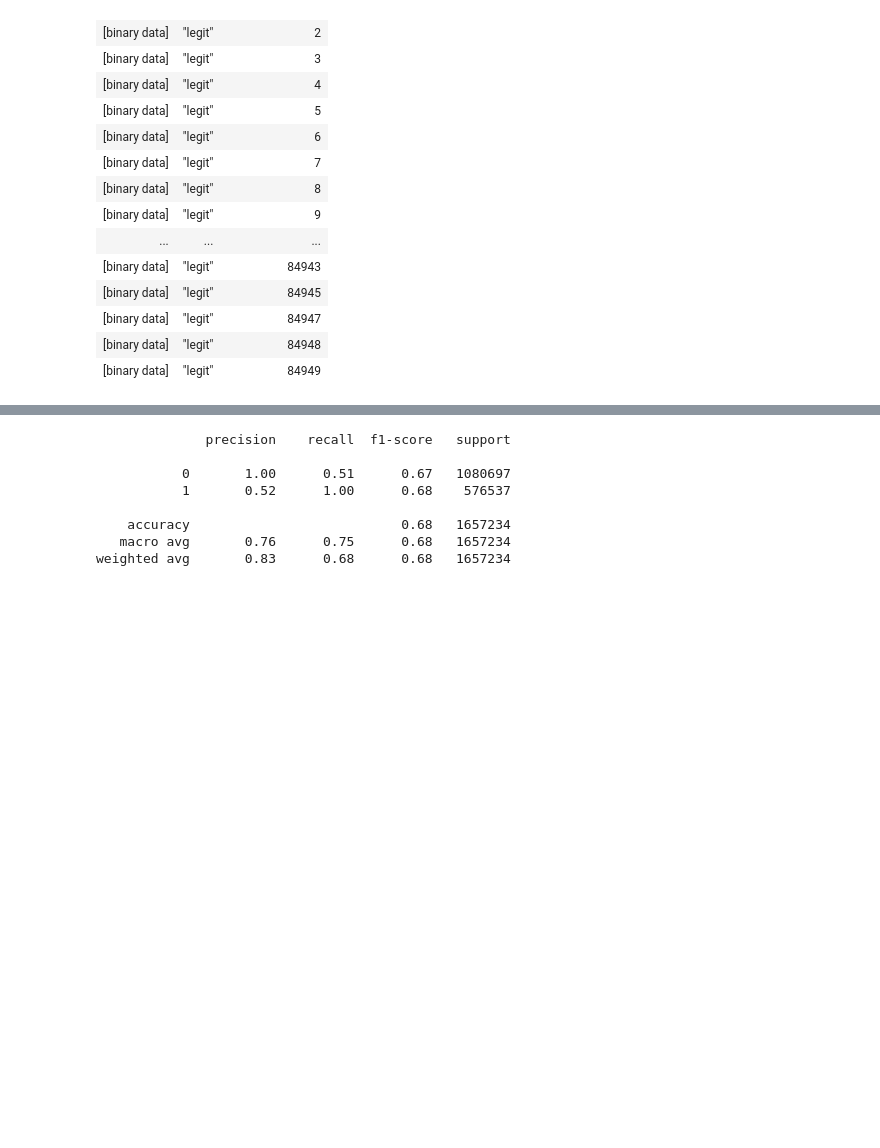
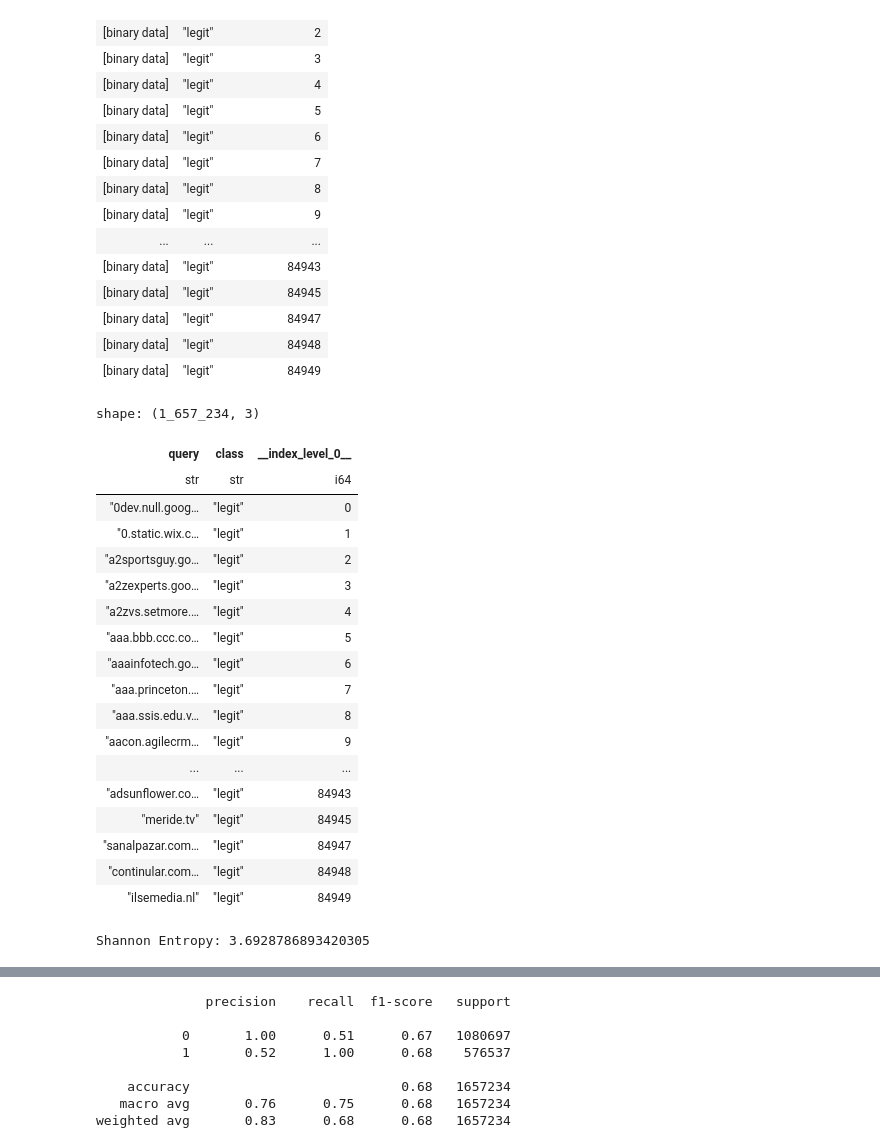
Before and after one commit to stefanDeveloper/heiDGAF, a Jupyter notebook: example/DGA_dgta_EDA.ipynb, the cells around one changed output, grey strips where cells are left out. Drawn from its saved outputs; the diff is of its cells as text; code cells hidden in the pictures; blank space fills up the shorter version.

```diff
--- a/example/DGA_dgta_EDA.ipynb
+++ b/example/DGA_dgta_EDA.ipynb
@@ -63,22 +63,52 @@ shape: (1_657_234, 3)
 # %%
 def custom_decode(data):
     retL=[None] * len(data)
     for i, datum in enumerate(data):
         retL[i]=str(datum.decode('latin-1').encode('utf-8').decode('utf-8'))
 
     return(pl.Series(retL))
 
 df_dgta = df_dgta.with_columns(
     [
         pl.col('query').map(custom_decode)
     ]
 )
-df_dgta = df_dgta.with_columns(
-    [
-        (pl.col("query").str.split(".").alias("labels")),
-        (pl.col("query").str.split(".").list.len().alias("label_length")),
-        (pl.col("query").str.split(".").list.max().str.len_chars().alias("label_max")),
-        (pl.col("query").str.strip_chars(".").str.len_chars().alias("label_average")),
-    ]
-)
+df_dgta
+# %% [output]
+shape: (1_657_234, 3)
+| query | class | __index_level_0__ |
+| str | str | i64 |
+| "0dev.null.goog… | "legit" | 0 |
+| "0.static.wix.c… | "legit" | 1 |
+| "a2sportsguy.go… | "legit" | 2 |
+| "a2zexperts.goo… | "legit" | 3 |
+| "a2zvs.setmore.… | "legit" | 4 |
+| "aaa.bbb.ccc.co… | "legit" | 5 |
+| "aaainfotech.go… | "legit" | 6 |
+| "aaa.princeton.… | "legit" | 7 |
+| "aaa.ssis.edu.v… | "legit" | 8 |
+| "aacon.agilecrm… | "legit" | 9 |
+| ... | ... | ... |
+| "adsunflower.co… | "legit" | 84943 |
+| "meride.tv" | "legit" | 84945 |
+| "sanalpazar.com… | "legit" | 84947 |
+| "continular.com… | "legit" | 84948 |
+| "ilsemedia.nl" | "legit" | 84949 |
+# %%
+import math
+
+def entropy(string):
+    "Calculates the Shannon entropy of a string"
+
+    # get probability of chars in string
+    prob = [ float(string.count(c)) / len(string) for c in dict.fromkeys(list(string)) ]
+
+    # calculate the entropy
+    entropy = - sum([ p * math.log(p) / math.log(2.0) for p in prob ])
+
+    return entropy
+
+print(f"Shannon Entropy: {entropy('0dev.null.googlepages.com')}")
+# %% [output]
+Shannon Entropy: 3.6928786893420305
 # %%
```
Also changed, not shown: parts of 6 cells of this notebook, 3 other files.
